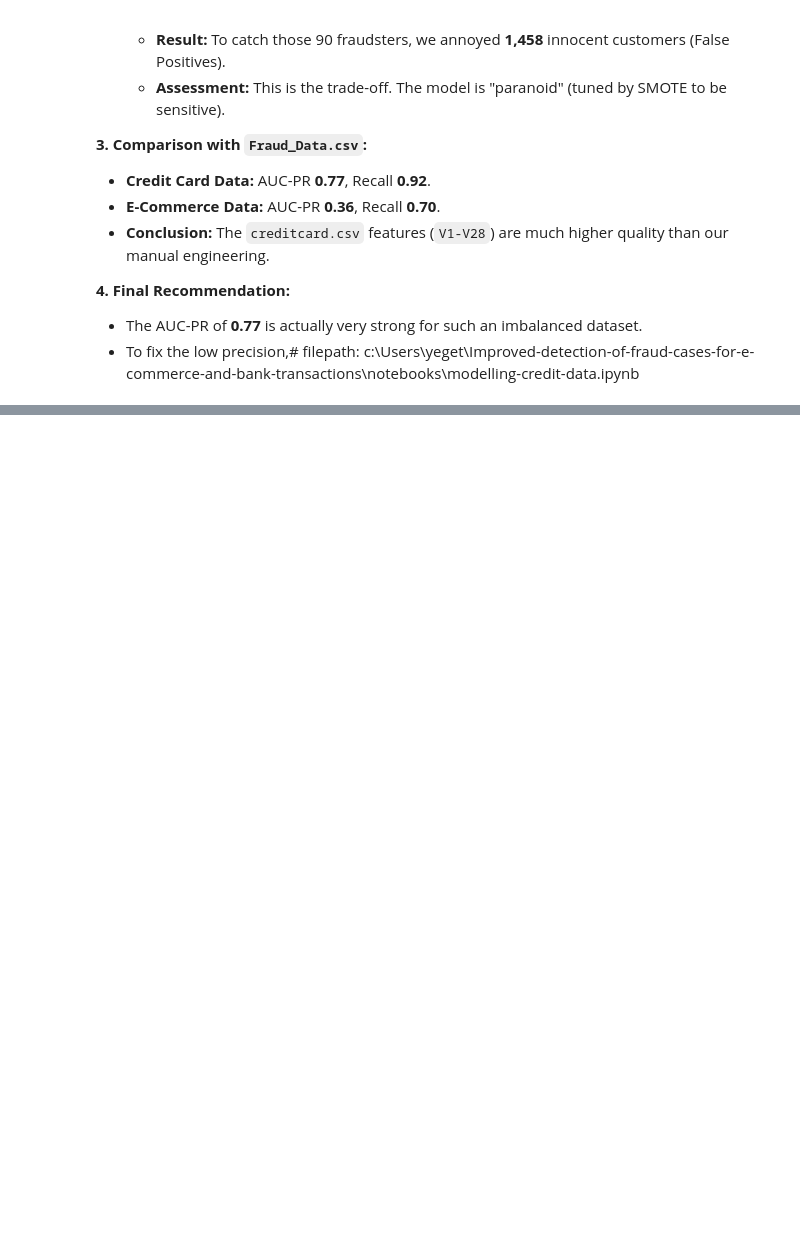
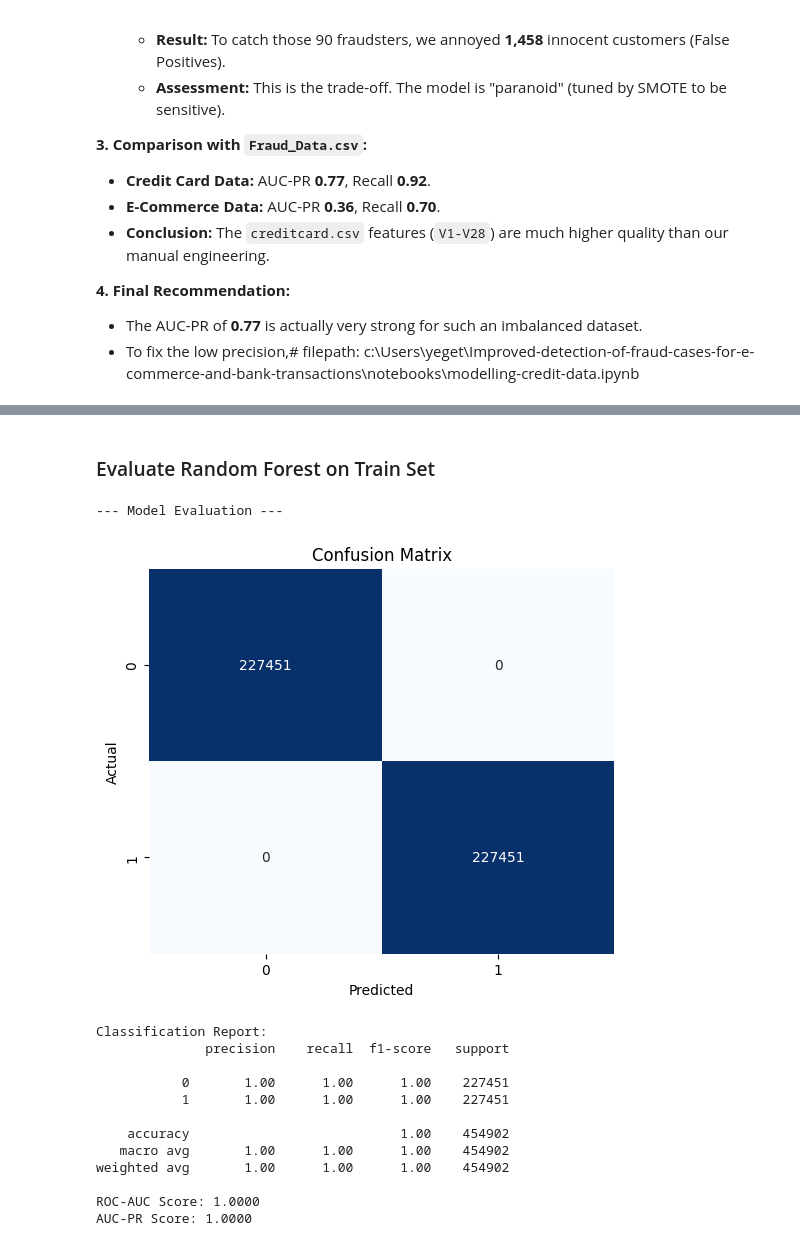
Before and after one commit to MYGBM/Improved-detection-of-fraud-cases-for-e-commerce-and-bank-transactions, a Jupyter notebook: notebooks/modelling-credit-data.ipynb, the cells around one changed output, grey strips where cells are left out. Saved outputs shown, nothing was run; the diff lists cells and outputs as text; code cells hidden in the pictures; blank space fills up the shorter version.

Commit message:
completed initial modelling but still need to tune logistic and random forest to get the best possible performance.

```diff
--- a/notebooks/modelling-credit-data.ipynb
+++ b/notebooks/modelling-credit-data.ipynb
@@ -221,0 +226,4 @@ AUC-PR Score: 0.7703
+# %%
+# Train Random Forest with Hyperparameter Tuning
+# This might take a minute or two
+rf_model = fraud_model.train_random_forest(X_train_resampled, y_train_resampled, tune=True)
@@ -221,0 +238,20 @@ AUC-PR Score: 0.7703
+# %% [markdown]
+### Evaluate Random Forest on Train Set
+# %%
+# Evaluate the Random Forest model on train set
+rf_metrics = fraud_model.evaluate_model(X_train_resampled, y_train_resampled)
+# %% [output]
+--- Model Evaluation ---
+[figure, added]
+Classification Report:
+              precision    recall  f1-score   support
+
+           0       1.00      1.00      1.00    227451
+           1       1.00      1.00      1.00    227451
+
+    accuracy                           1.00    454902
+   macro avg       1.00      1.00      1.00    454902
+weighted avg       1.00      1.00      1.00    454902
+
+ROC-AUC Score: 1.0000
+AUC-PR Score: 1.0000
```
Also changed, not shown: parts of 11 cells of this notebook, 3 other files.
